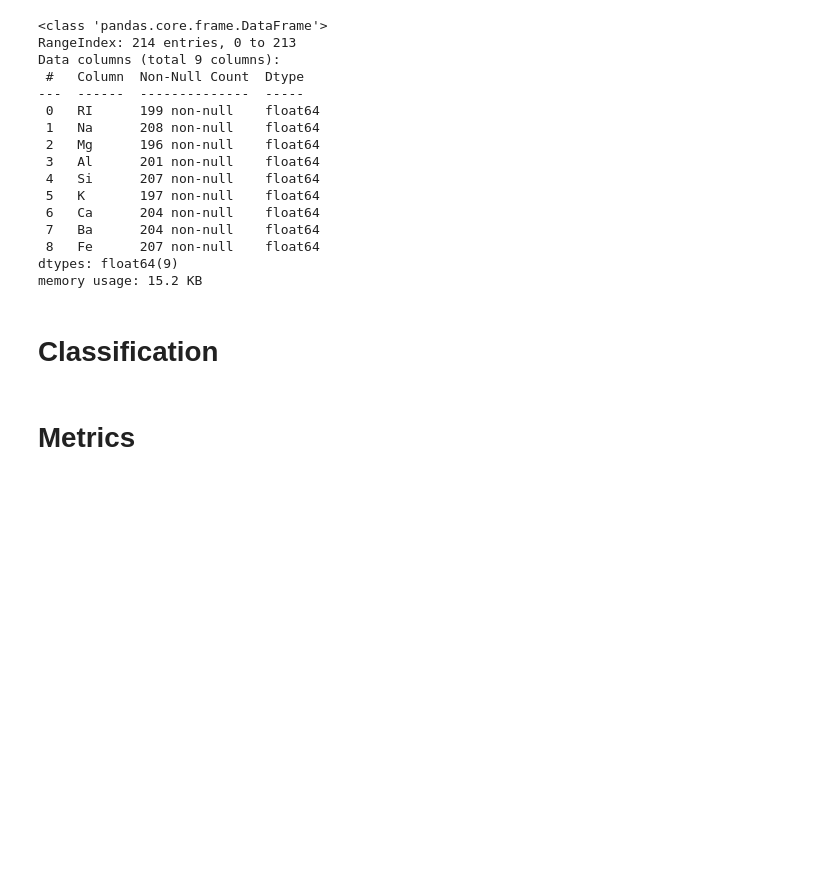
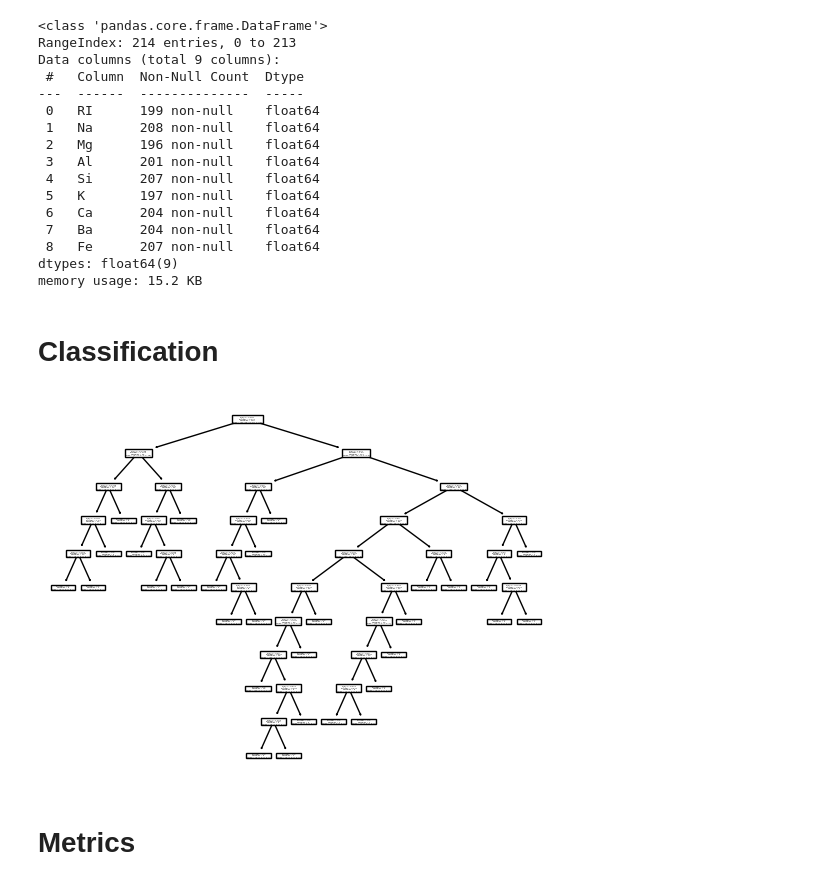
Before and after one commit to tchojnacki/uni-sem-6-ai, a Jupyter notebook: classification/glass.ipynb, the cells around one changed output. Saved outputs shown, nothing was run; the diff lists cells and outputs as text; code cells hidden in the pictures; blank space fills up the shorter version.

```diff
--- a/classification/glass.ipynb
+++ b/classification/glass.ipynb
@@ -172,6 +172,13 @@ search_pipeline = Pipeline([
     ("transformer", "passthrough"),
     ("classifier", next(iter(classifiers.values())))
 ])
+# %%
+tree_classifier = make_pipeline(imputers["MEAN"], classifiers["DECISION-TREE-10-ENTROPY"])
+tree_classifier.fit(X_train, Y_train)
+plot_tree(tree_classifier.named_steps["decisiontreeclassifier"])
+plt.show()
+# %% [output]
+[figure, added]
 # %% [markdown]
 # Metrics
 # %%
```
Also changed, not shown: parts of 6 cells of this notebook.
